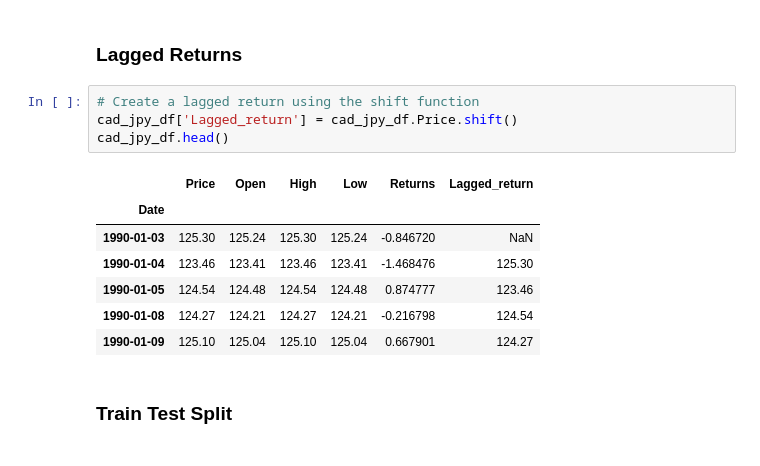
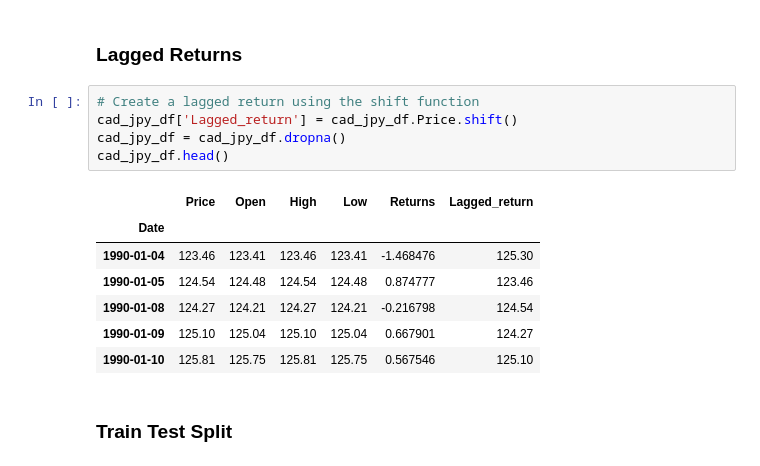
Before and after one commit to Nimai95/Homework-10-Time-series, a Jupyter notebook: Starter_Code/regression_analysis.ipynb, the cells around one changed output. Saved outputs shown, nothing was run; the diff lists cells and outputs as text.

```diff
--- a/Starter_Code/regression_analysis.ipynb
+++ b/Starter_Code/regression_analysis.ipynb
@@ -56,15 +56,16 @@ cad_jpy_df.head()
 # %%
 # Create a lagged return using the shift function
 cad_jpy_df['Lagged_return'] = cad_jpy_df.Price.shift()
+cad_jpy_df = cad_jpy_df.dropna()
 cad_jpy_df.head()
 # %% [output]
 |  | Price | Open | High | Low | Returns | Lagged_return |
 | Date |  |  |  |  |  |  |
-| 1990-01-03 | 125.30 | 125.24 | 125.30 | 125.24 | -0.846720 | NaN |
 | 1990-01-04 | 123.46 | 123.41 | 123.46 | 123.41 | -1.468476 | 125.30 |
 | 1990-01-05 | 124.54 | 124.48 | 124.54 | 124.48 | 0.874777 | 123.46 |
 | 1990-01-08 | 124.27 | 124.21 | 124.27 | 124.21 | -0.216798 | 124.54 |
 | 1990-01-09 | 125.10 | 125.04 | 125.10 | 125.04 | 0.667901 | 124.27 |
+| 1990-01-10 | 125.81 | 125.75 | 125.81 | 125.75 | 0.567546 | 125.10 |
 # %% [markdown]
 ### Train Test Split
 # %%
```
Also changed, not shown: parts of 9 cells of this notebook.
